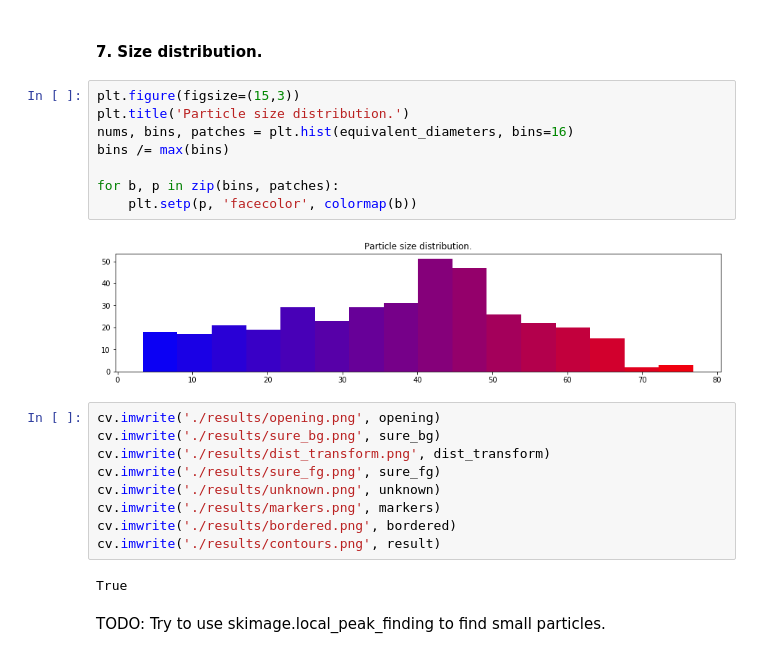
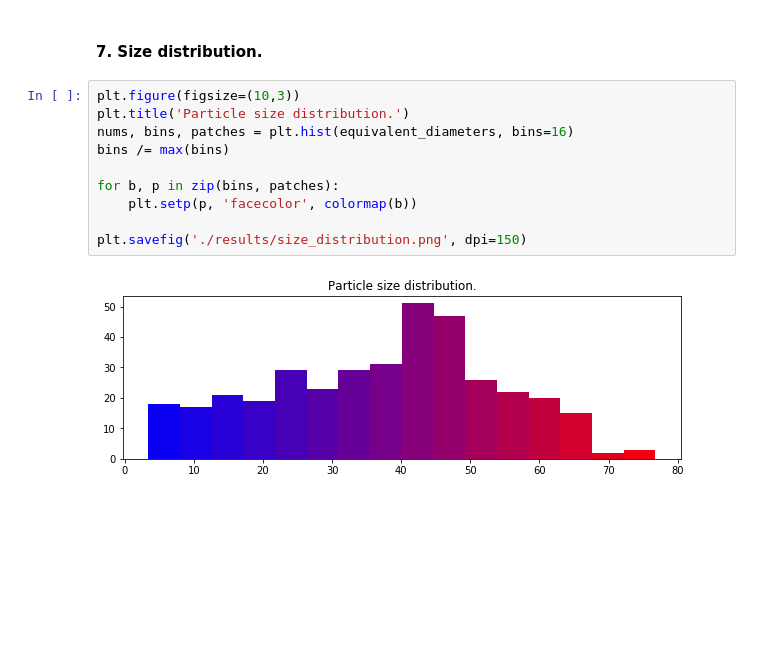
Before and after one commit to alelyya/slb, a Jupyter notebook: v1/v1.ipynb, the cells around one changed output. Drawn from its saved outputs; the diff is of its cells as text; blank space fills up the shorter version.

Commit message:
v1 results

```diff
--- a/v1/v1.ipynb
+++ b/v1/v1.ipynb
@@ -139,26 +144,14 @@ plt.savefig('./results/contours_colored.png', dpi=100)
 # %% [markdown]
 #### 7. Size distribution.
 # %%
-plt.figure(figsize=(15,3))
+plt.figure(figsize=(10,3))
 plt.title('Particle size distribution.')
 nums, bins, patches = plt.hist(equivalent_diameters, bins=16)
 bins /= max(bins)
 
 for b, p in zip(bins, patches):
     plt.setp(p, 'facecolor', colormap(b))
+
+plt.savefig('./results/size_distribution.png', dpi=150)
 # %% [output]
-[figure, old version]
+[figure, new version]
-# %%
-cv.imwrite('./results/opening.png', opening)
-cv.imwrite('./results/sure_bg.png', sure_bg)
-cv.imwrite('./results/dist_transform.png', dist_transform)
-cv.imwrite('./results/sure_fg.png', sure_fg)
-cv.imwrite('./results/unknown.png', unknown)
-cv.imwrite('./results/markers.png', markers)
-cv.imwrite('./results/bordered.png', bordered)
-cv.imwrite('./results/contours.png', result)
-# %% [output]
-True
-# %% [markdown]
-TODO:
-    Try to use skimage.local_peak_finding to find small particles.
```
Also changed, not shown: parts of 3 cells of this notebook, 11 other files.
